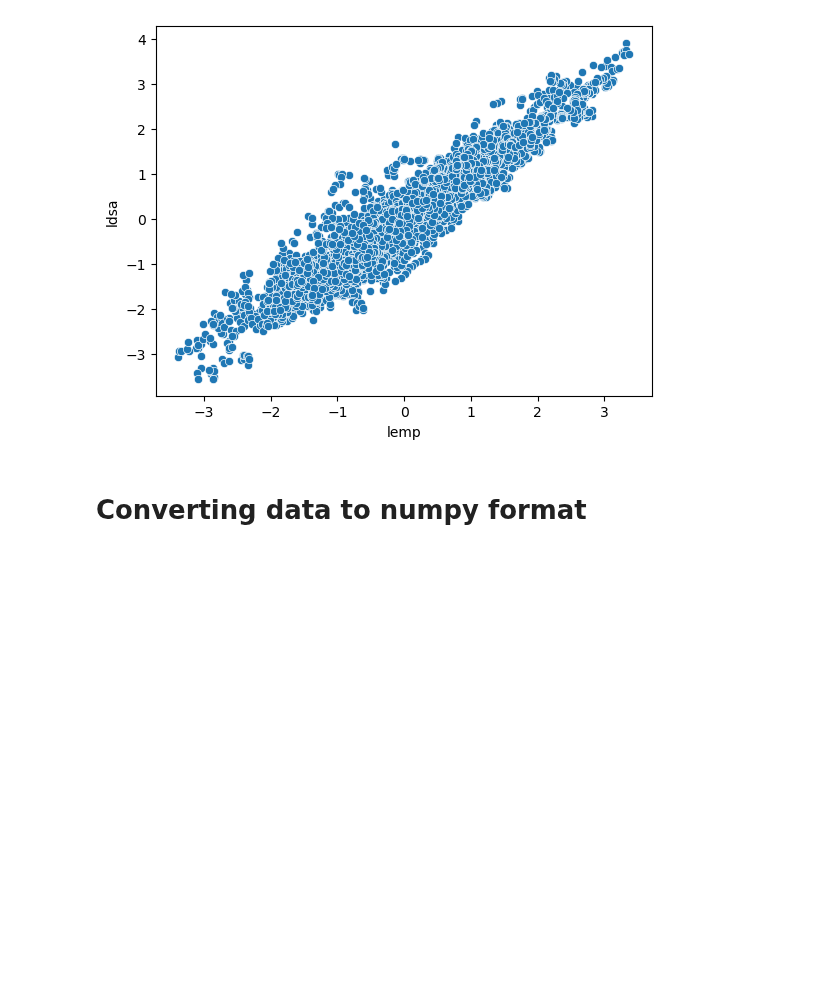
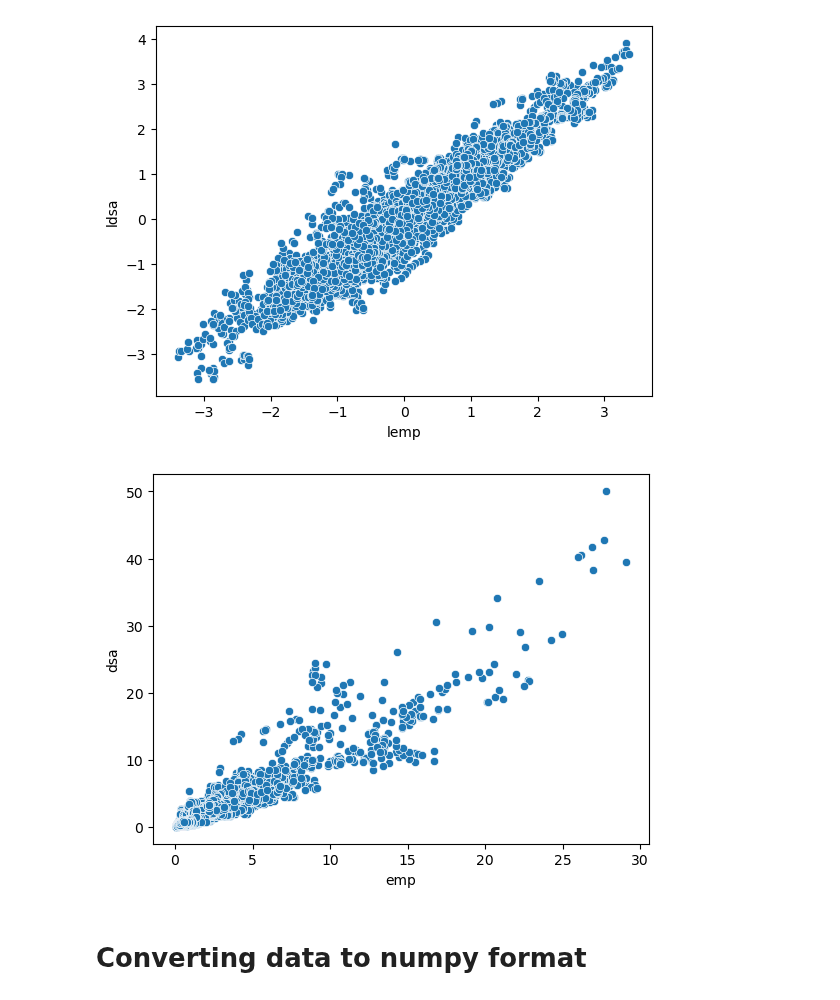
Before and after one commit to anl1313/AME_2025, a Jupyter notebook: Assignments/read (1).ipynb, the cells around one changed output. Drawn from its saved outputs; the diff is of its cells as text; code cells hidden in the pictures; blank space fills up the shorter version.

```diff
--- a/Assignments/read (1).ipynb
+++ b/Assignments/read (1).ipynb
@@ -46,6 +44,15 @@ sns.scatterplot(x='lemp', y='ldsa', data=dat);
 # umiddelbart ser log ansatte ud til at være positivt korreleret med log omsætning
 # %% [output]
 [figure]
+# %%
+#De-log-transform variables
+dat['cap'] = np.exp(dat['lcap'])
+dat['emp'] = np.exp(dat['lemp'])
+dat['dsa'] = np.exp(dat['ldsa'])
+
+sns.scatterplot(x='emp', y='dsa', data=dat);
+# %% [output]
+[figure, added]
 # %% [markdown]
 # Converting data to numpy format
 # %%
```
Also changed, not shown: parts of 16 cells of this notebook, 1 other file.
